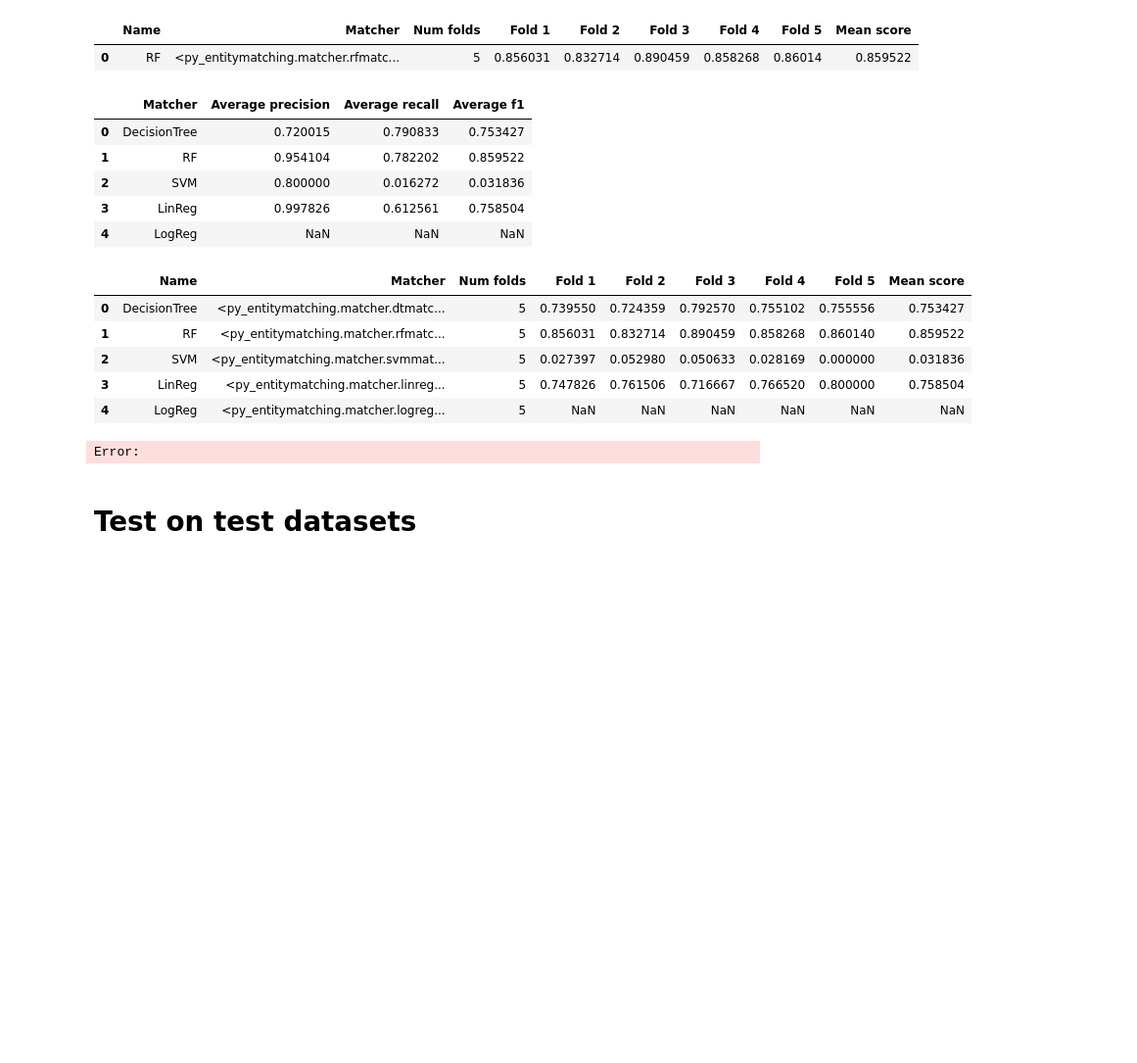
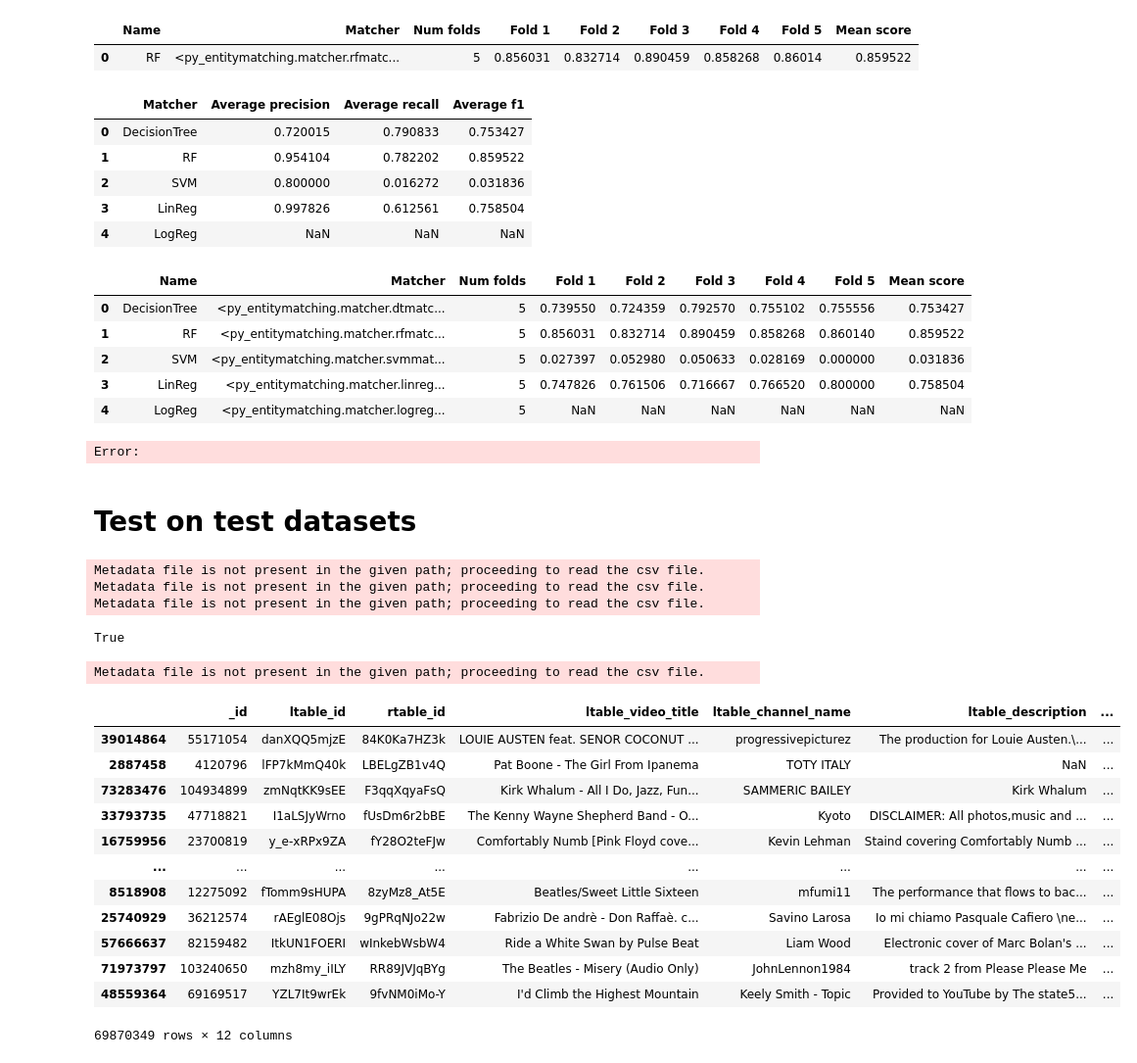
Before and after one commit to progsi/er_csi, a Jupyter notebook: src/baselines/magellan/select_best_matcher.ipynb, the cells around one changed output. Shown: that part at 98% size. Saved outputs shown, nothing was run; the diff lists cells and outputs as text; code cells hidden in the pictures; blank space fills up the shorter version.

```diff
--- a/src/baselines/magellan/select_best_matcher.ipynb
+++ b/src/baselines/magellan/select_best_matcher.ipynb
@@ -352,7 +352,7 @@ Error:
 # %% [markdown]
 # Test on test datasets
 # %%
-
+# this runs forever! thanks a lot...
 def init_dataset_from_data(metadata_parquet_file, dataset_file, split='TEST', shs_side=False):
 
     def clean_string(text):
@@ -451,4 +451,56 @@ def init_dataset_from_data(metadata_parquet_file, dataset_file, split='TEST', sh
 
 dataset_file = "/data/csi_datasets/shs100k2_test.csv"
 
-A, B, S = init_dataset_from_data(metadata_parquet_file, dataset_file)
+#A, B, S = init_dataset_from_data(metadata_parquet_file, dataset_file)
+# %% [output]
+Metadata file is not present in the given path; proceeding to read the csv file.
+Metadata file is not present in the given path; proceeding to read the csv file.
+Metadata file is not present in the given path; proceeding to read the csv file.
+# %%
+datasets_dir = em.get_install_path() + os.sep + 'datasets'
+
+path_A = datasets_dir + os.sep + 'shs100k2test_yt_A.csv'
+path_B = datasets_dir + os.sep + 'shs100k2test_yt_B.csv'
+path_labeled_data = datasets_dir + os.sep + 'shs100k2test_yt_labeled.csv'
+
+em.to_csv_metadata(A, path_A)
+em.to_csv_metadata(B, path_B)
+em.to_csv_metadata(S, path_labeled_data)
+# %% [output]
+True
+# %%
+# Generate a set of features
+#S = S.loc[S.ltable_id.isin(A.yt_id) & S.rtable_id.isin(B.yt_id)]
+
+datasets_dir = em.get_install_path() + os.sep + 'datasets'
+path_labeled_data = datasets_dir + os.sep + 'shs100k2test_yt_labeled.csv'
+
+S = em.read_csv_metadata(path_labeled_data, key='_id',
+                        ltable=A, rtable=B,
+                        fk_ltable='ltable_id', fk_rtable='rtable_id')
+
+F = em.get_features_for_matching(A, B, validate_inferred_attr_types=False)
+
+
+#  Split S into I an J
+IJ = em.split_train_test(S, train_proportion=0.1, random_state=0)
+I = IJ['train']
+J = IJ['test']
+# %% [output]
+Metadata file is not present in the given path; proceeding to read the csv file.
+# %%
+J
+# %% [output]
+|  | _id | ltable_id | rtable_id | ltable_video_title | ltable_channel_name | ltable_description | ... |
+| 39014864 | 55171054 | danXQQ5mjzE | 84K0Ka7HZ3k | LOUIE AUSTEN feat. SENOR COCONUT ... | progressivepicturez | The production for Louie Austen.\... | ... |
+| 2887458 | 4120796 | lFP7kMmQ40k | LBELgZB1v4Q | Pat Boone - The Girl From Ipanema | TOTY ITALY | NaN | ... |
+| 73283476 | 104934899 | zmNqtKK9sEE | F3qqXqyaFsQ | Kirk Whalum - All I Do, Jazz, Fun... | SAMMERIC BAILEY | Kirk Whalum | ... |
+| 33793735 | 47718821 | I1aLSJyWrno | fUsDm6r2bBE | The Kenny Wayne Shepherd Band - O... | Kyoto | DISCLAIMER: All photos,music and ... | ... |
+| 16759956 | 23700819 | y_e-xRPx9ZA | fY28O2teFJw | Comfortably Numb [Pink Floyd cove... | Kevin Lehman | Staind covering Comfortably Numb ... | ... |
+| ... | ... | ... | ... | ... | ... | ... | ... |
+| 8518908 | 12275092 | fTomm9sHUPA | 8zyMz8_At5E | Beatles/Sweet Little Sixteen | mfumi11 | The performance that flows to bac... | ... |
+| 25740929 | 36212574 | rAEglE08Ojs | 9gPRqNJo22w | Fabrizio De andrè - Don Raffaè. c... | Savino Larosa | Io mi chiamo Pasquale Cafiero \ne... | ... |
+| 57666637 | 82159482 | ItkUN1FOERI | wInkebWsbW4 | Ride a White Swan by Pulse Beat | Liam Wood | Electronic cover of Marc Bolan's ... | ... |
+| 71973797 | 103240650 | mzh8my_iILY | RR89JVJqBYg | The Beatles - Misery (Audio Only) | JohnLennon1984 | track 2 from Please Please Me | ... |
+| 48559364 | 69169517 | YZL7It9wrEk | 9fvNM0iMo-Y | I'd Climb the Highest Mountain | Keely Smith - Topic | Provided to YouTube by The state5... | ... |
+69870349 rows × 12 columns
```
Also changed, not shown: parts of 5 cells of this notebook, 7 other files.
